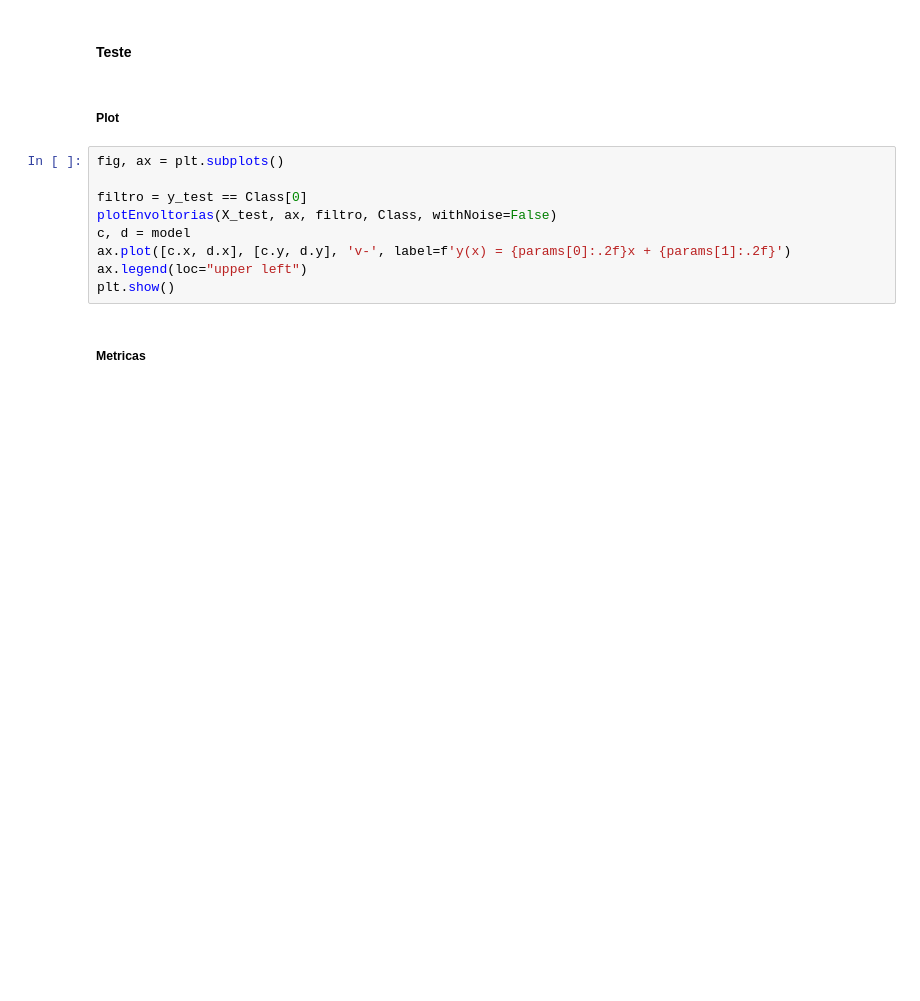
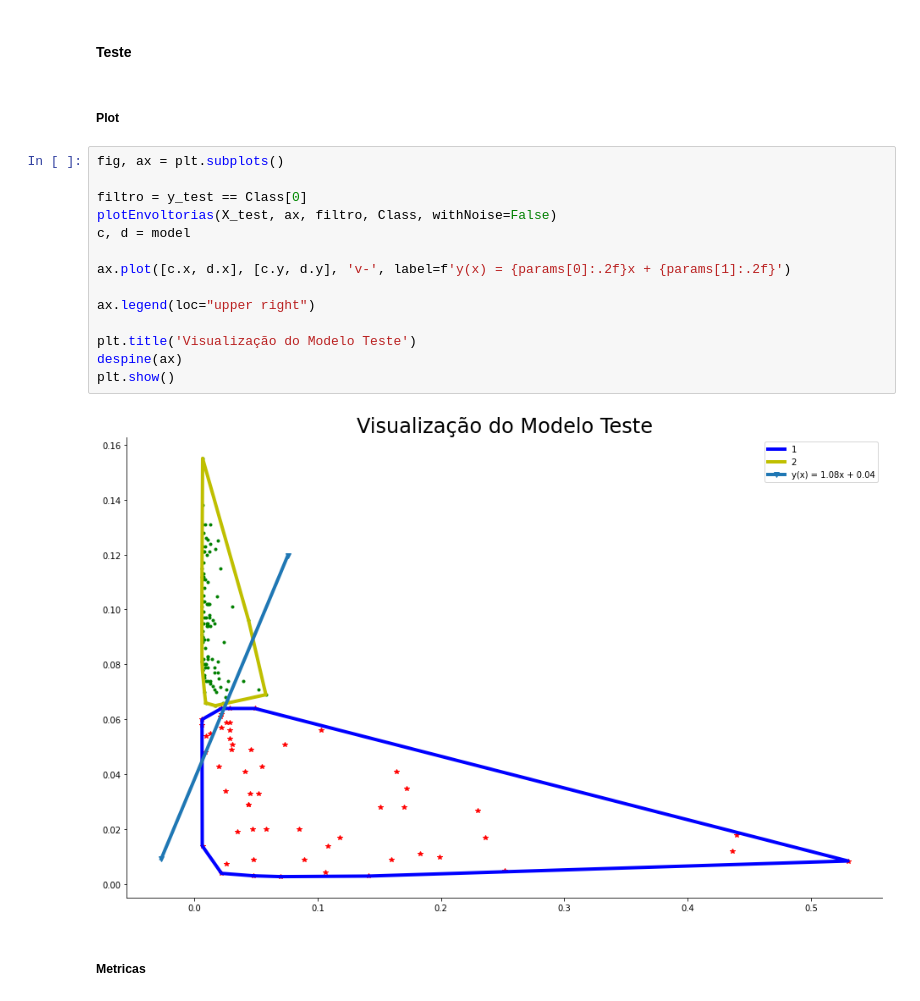
Before and after one commit to Gcastelo01/TP1_Alg2, a Jupyter notebook: TP1_Classificador.ipynb, the cells around one changed output. Saved outputs shown, nothing was run; the diff lists cells and outputs as text; blank space fills up the shorter version.

```diff
--- a/TP1_Classificador.ipynb
+++ b/TP1_Classificador.ipynb
@@ -181,12 +199,19 @@ plt.show()
 # %%
 fig, ax = plt.subplots()
 
 filtro = y_test == Class[0]
 plotEnvoltorias(X_test, ax, filtro, Class, withNoise=False)
 c, d = model
+
 ax.plot([c.x, d.x], [c.y, d.y], 'v-', label=f'y(x) = {params[0]:.2f}x + {params[1]:.2f}')
-ax.legend(loc="upper left")
+
+ax.legend(loc="upper right")
+
+plt.title('Visualização do Modelo Teste')
+despine(ax)
 plt.show()
+# %% [output]
+[figure, added]
 # %% [markdown]
 ##### Metricas
 # %%
```
Also changed, not shown: parts of 41 cells of this notebook.
